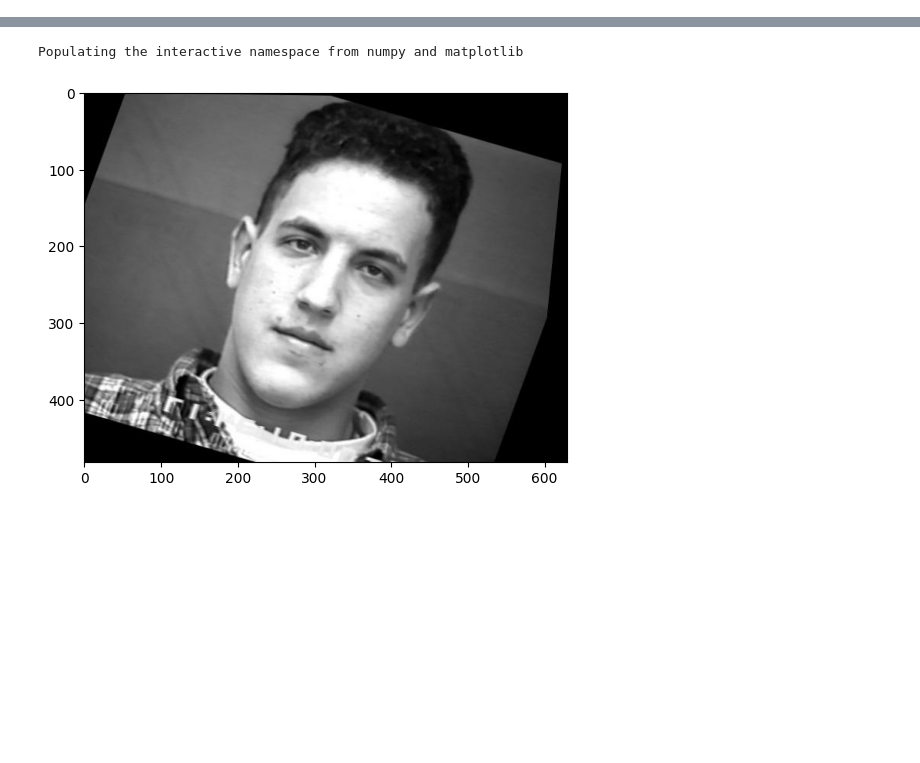
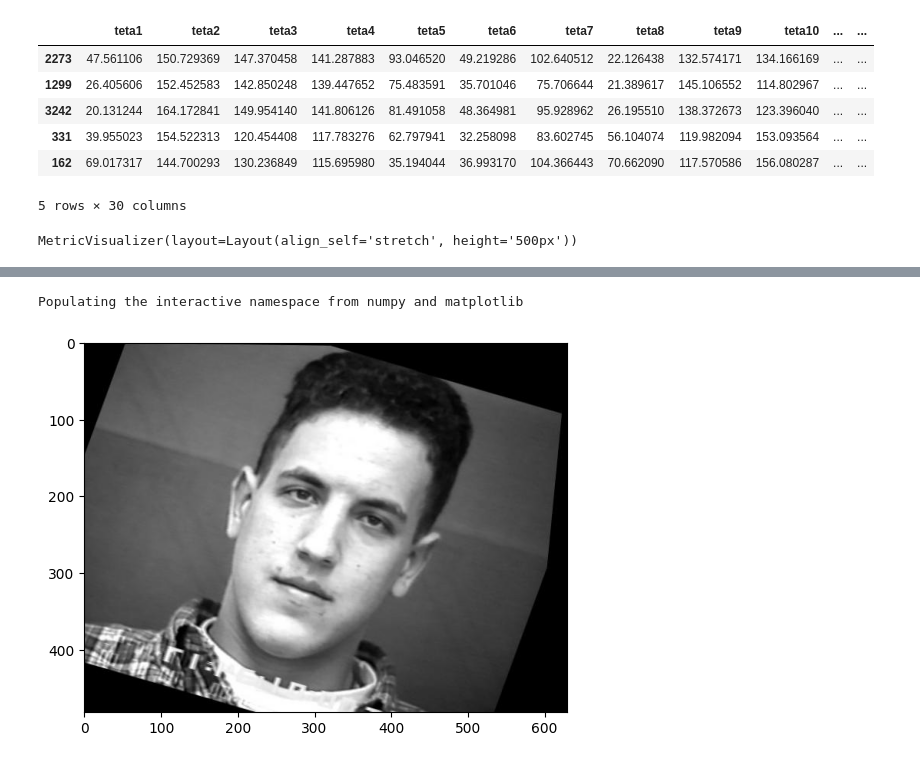
Before and after one commit to OlgaKrylova/I.G.O.R, a Jupyter notebook: emotions_classifier.ipynb, the cells around one changed output, grey strips where cells are left out. Saved outputs shown, nothing was run; the diff lists cells and outputs as text; code cells hidden in the pictures; blank space fills up the shorter version.

Commit message:
emo classifier updated

```diff
--- a/emotions_classifier.ipynb
+++ b/emotions_classifier.ipynb
@@ -190,11 +69,11 @@ faces_angry =create_features_dict('train/Anger').copy()
 faces_angry = faces_angry.drop(faces_angry[faces_angry['teta1']==0].index)
 # %%
-faces_neutral=create_features_dict('train/neutral').copy()
+faces_neutral=create_features_dict_full('train/neutral', points, P, face_mesh, faces).copy()
 faces_neutral = faces_neutral.drop(faces_neutral[faces_neutral['teta1']==0].index)
 # %%
-faces_happy=create_features_dict('train/Happy').copy()
+faces_happy=create_features_dict_full('train/Happy', points, P, face_mesh, faces).copy()
 faces_happy = faces_happy.drop(faces_happy[faces_happy['teta1']==0].index)
 # %%
-faces_sad=create_features_dict('train/Sad').copy()
+faces_sad=create_features_dict_full('train/Sad', points, P, face_mesh, faces).copy()
 faces_sad = faces_sad.drop(faces_sad[faces_sad['teta1']==0].index)
 # %%
@@ -205,6 +84,6 @@ faces_disgust=create_features_dict('train/disgust').copy()
 faces_disgust = faces_disgust.drop(faces_disgust[faces_disgust['teta1']==0].index)
 # %%
-faces_surprise=create_features_dict('train/Surprise').copy()
+faces_surprise=create_features_dict_full('train/Surprise', points, P, face_mesh, faces).copy()
 faces_surprise = faces_surprise.drop(faces_surprise[faces_surprise['teta1']==0].index)
 # %%
 faces_sad['target']='sad'
@@ -327 +170,21 @@ ValueError: could not convert string to float: 'train/Surprise/S129_002_00000011
+# %%
+x_train.head()
+# %% [output]
+|  | teta1 | teta2 | teta3 | teta4 | teta5 | teta6 | teta7 | teta8 | teta9 | teta10 | ... | ... |
+| 2273 | 47.561106 | 150.729369 | 147.370458 | 141.287883 | 93.046520 | 49.219286 | 102.640512 | 22.126438 | 132.574171 | 134.166169 | ... | ... |
+| 1299 | 26.405606 | 152.452583 | 142.850248 | 139.447652 | 75.483591 | 35.701046 | 75.706644 | 21.389617 | 145.106552 | 114.802967 | ... | ... |
+| 3242 | 20.131244 | 164.172841 | 149.954140 | 141.806126 | 81.491058 | 48.364981 | 95.928962 | 26.195510 | 138.372673 | 123.396040 | ... | ... |
+| 331 | 39.955023 | 154.522313 | 120.454408 | 117.783276 | 62.797941 | 32.258098 | 83.602745 | 56.104074 | 119.982094 | 153.093564 | ... | ... |
+| 162 | 69.017317 | 144.700293 | 130.236849 | 115.695980 | 35.194044 | 36.993170 | 104.366443 | 70.662090 | 117.570586 | 156.080287 | ... | ... |
+5 rows × 30 columns
+# %%
+cb1 = CatBoostClassifier(iterations=10000, random_strength = 10,
+l2_leaf_reg = 100, learning_rate = 0.01, min_data_in_leaf = 30, eval_metric= 'TotalF1', one_hot_max_size = 20, depth = 10, rsm = .6,
+                        bagging_temperature = 10)
+cb1.fit(x_train.drop(['path', 'target'], axis=1), y_train, verbose=0, plot=True, eval_set=(x_valid.drop(['path', 'target'], axis=1), y_valid), )
+# filename = 'cl_emo_cb.sav'
+# pickle.dump(cb1, open(filename, 'wb'))
+y_pred_valid = cb1.predict(x_valid.drop(['path', 'target'], axis=1))
+# %% [output]
+MetricVisualizer(layout=Layout(align_self='stretch', height='500px'))
 # %%
```
Also changed, not shown: parts of 32 cells of this notebook, 8 other files.
